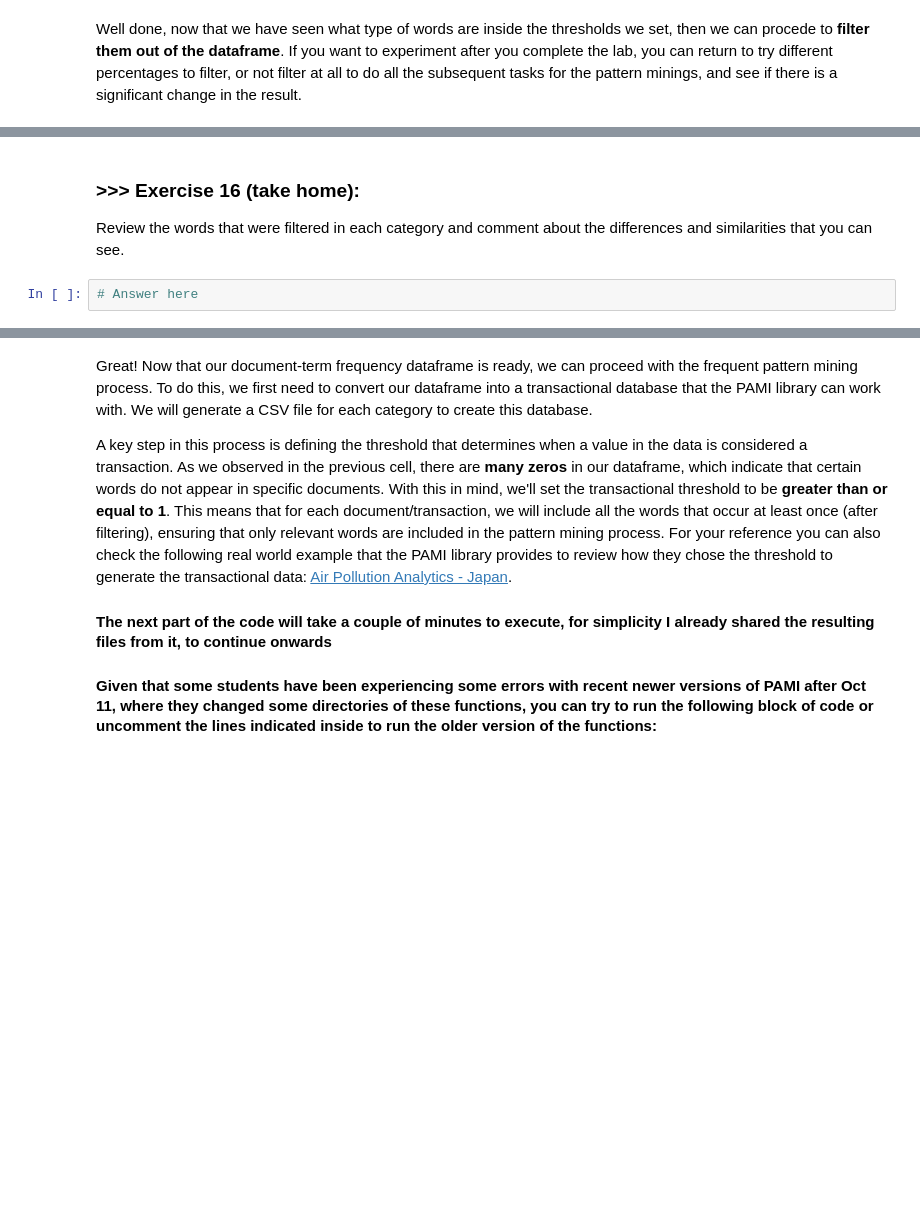
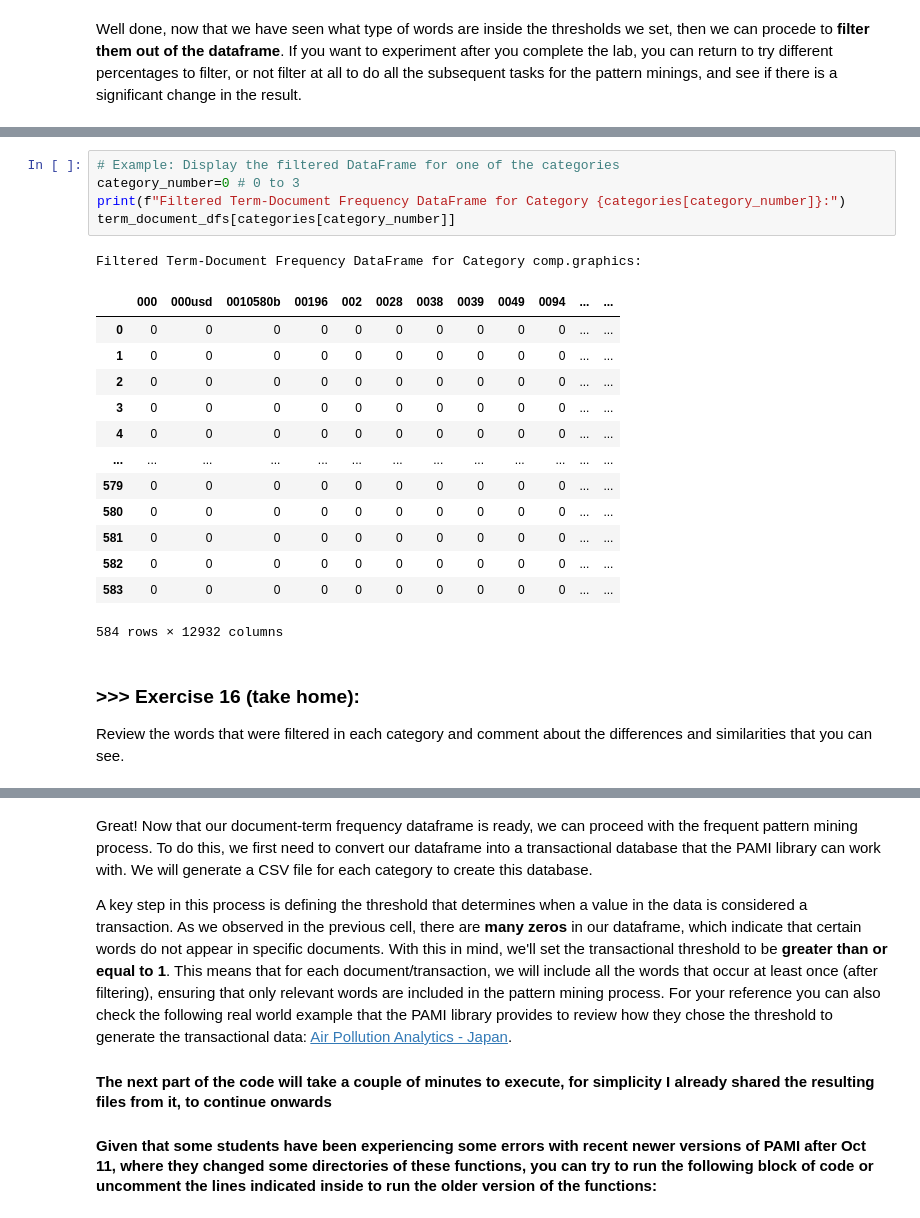
Before and after one commit to Magui4321/DM2025-Lab1-Exercise, a Jupyter notebook: DM2025-Lab1-Master.ipynb, the cells around one changed output, grey strips where cells are left out. Saved outputs shown, nothing was run; the diff lists cells and outputs as text; blank space fills up the shorter version.

```diff
--- a/DM2025-Lab1-Master.ipynb
+++ b/DM2025-Lab1-Master.ipynb
@@ -1673,5 +1656,23 @@ Filtered Term-Document Frequency DataFrame for Category comp.graphics:
+# %%
+# Example: Display the filtered DataFrame for one of the categories
+category_number=0 # 0 to 3
+print(f"Filtered Term-Document Frequency DataFrame for Category {categories[category_number]}:")
+term_document_dfs[categories[category_number]]
+# %% [output]
+Filtered Term-Document Frequency DataFrame for Category comp.graphics:
+|  | 000 | 000usd | 0010580b | 00196 | 002 | 0028 | 0038 | 0039 | 0049 | 0094 | ... | ... |
+| 0 | 0 | 0 | 0 | 0 | 0 | 0 | 0 | 0 | 0 | 0 | ... | ... |
+| 1 | 0 | 0 | 0 | 0 | 0 | 0 | 0 | 0 | 0 | 0 | ... | ... |
+| 2 | 0 | 0 | 0 | 0 | 0 | 0 | 0 | 0 | 0 | 0 | ... | ... |
+| 3 | 0 | 0 | 0 | 0 | 0 | 0 | 0 | 0 | 0 | 0 | ... | ... |
+| 4 | 0 | 0 | 0 | 0 | 0 | 0 | 0 | 0 | 0 | 0 | ... | ... |
+| ... | ... | ... | ... | ... | ... | ... | ... | ... | ... | ... | ... | ... |
+| 579 | 0 | 0 | 0 | 0 | 0 | 0 | 0 | 0 | 0 | 0 | ... | ... |
+| 580 | 0 | 0 | 0 | 0 | 0 | 0 | 0 | 0 | 0 | 0 | ... | ... |
+| 581 | 0 | 0 | 0 | 0 | 0 | 0 | 0 | 0 | 0 | 0 | ... | ... |
+| 582 | 0 | 0 | 0 | 0 | 0 | 0 | 0 | 0 | 0 | 0 | ... | ... |
+| 583 | 0 | 0 | 0 | 0 | 0 | 0 | 0 | 0 | 0 | 0 | ... | ... |
+584 rows × 12932 columns
 # %% [markdown]
 ### >>> **Exercise 16 (take home):**
 Review the words that were filtered in each category and comment about the differences and similarities that you can see.
-# %%
-# Answer here
```
Also changed, not shown: parts of 25 cells of this notebook, 8 other files.
